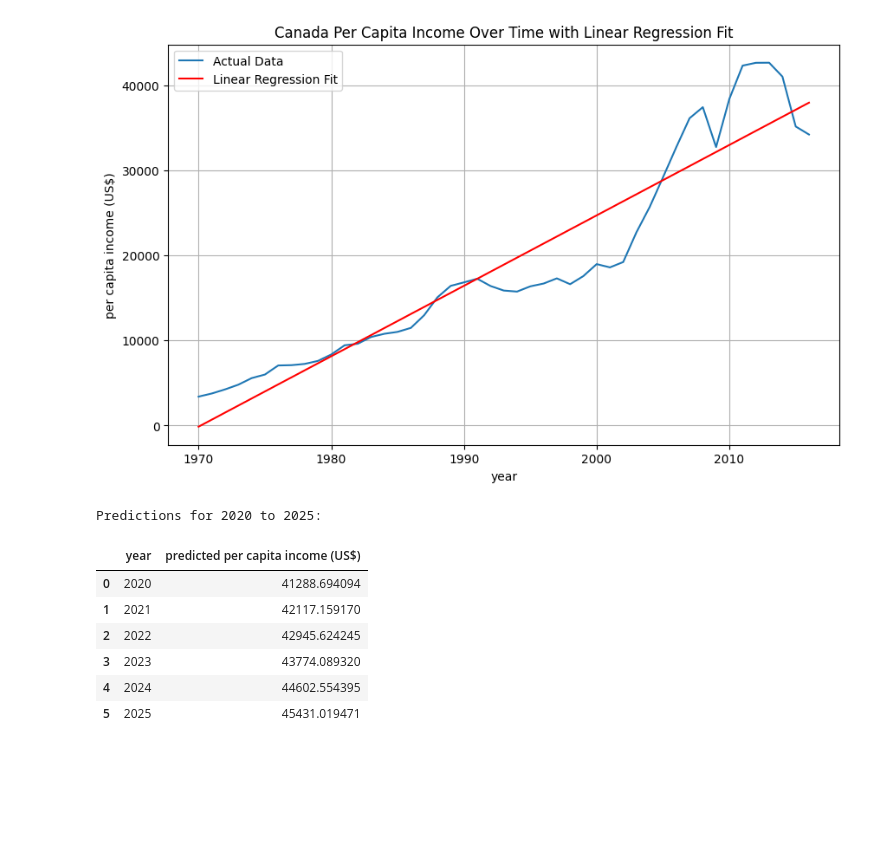
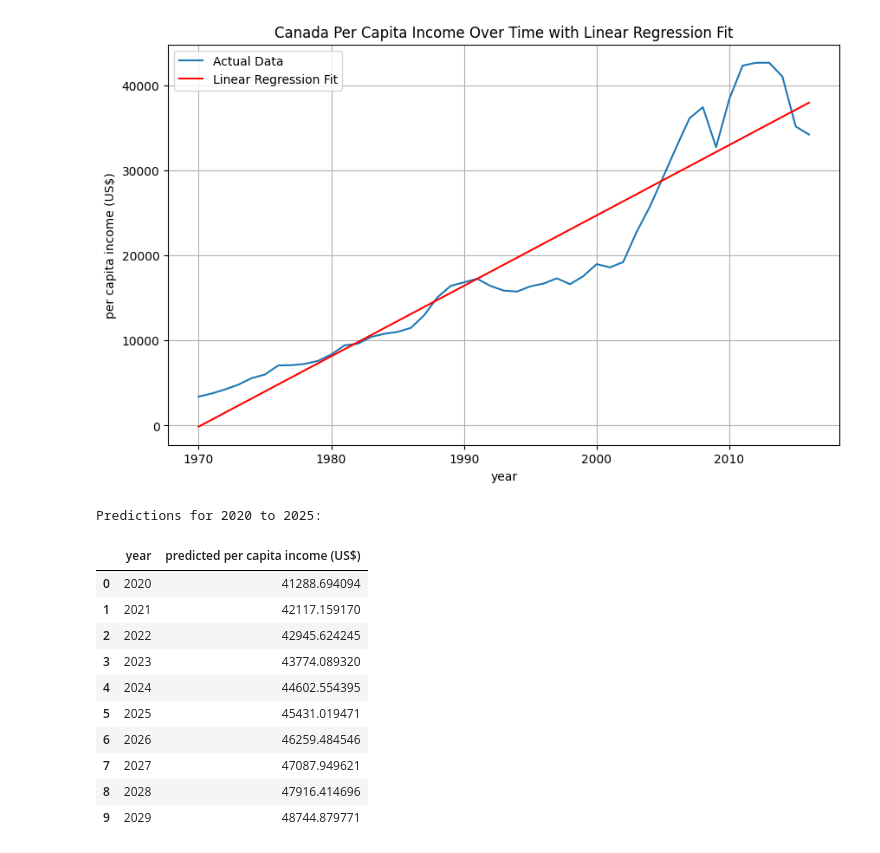
Before and after one commit to saadspark/Machine-Learning, a Jupyter notebook: Liner_Regression_Canada_per_Capita_Incom.ipynb, the cells around one changed output. Drawn from its saved outputs; the diff is of its cells as text; code cells hidden in the pictures; blank space fills up the shorter version.

```diff
--- a/Liner_Regression_Canada_per_Capita_Incom.ipynb
+++ b/Liner_Regression_Canada_per_Capita_Incom.ipynb
@@ -55,20 +51,24 @@ plt.show()
 # %% [output]
 [figure]
 # %%
-years_to_predict = pd.DataFrame({'year': range(2020, 2026)})
+years_to_predict = pd.DataFrame({'year': range(2020, 2030)})
 predicted_income = model.predict(years_to_predict[['year']])
 
 predictions_df = years_to_predict.copy()
 predictions_df['predicted per capita income (US$)'] = predicted_income
 
 print("Predictions for 2020 to 2025:")
 display(predictions_df)
 # %% [output]
 Predictions for 2020 to 2025:
 |  | year | predicted per capita income (US$) |
 | 0 | 2020 | 41288.694094 |
 | 1 | 2021 | 42117.159170 |
 | 2 | 2022 | 42945.624245 |
 | 3 | 2023 | 43774.089320 |
 | 4 | 2024 | 44602.554395 |
 | 5 | 2025 | 45431.019471 |
+| 6 | 2026 | 46259.484546 |
+| 7 | 2027 | 47087.949621 |
+| 8 | 2028 | 47916.414696 |
+| 9 | 2029 | 48744.879771 |
```
Also changed, not shown: parts of 3 cells of this notebook.
